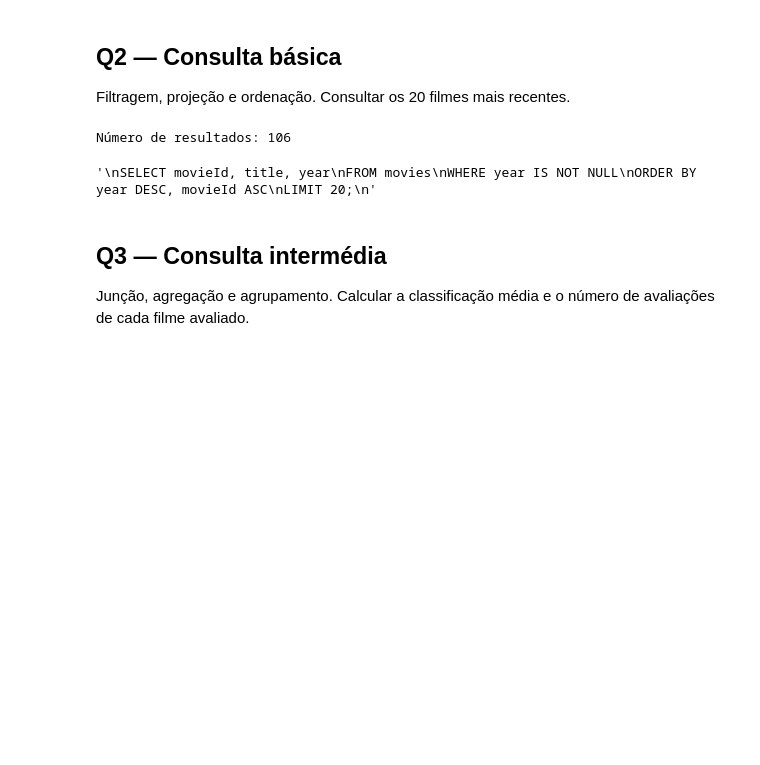
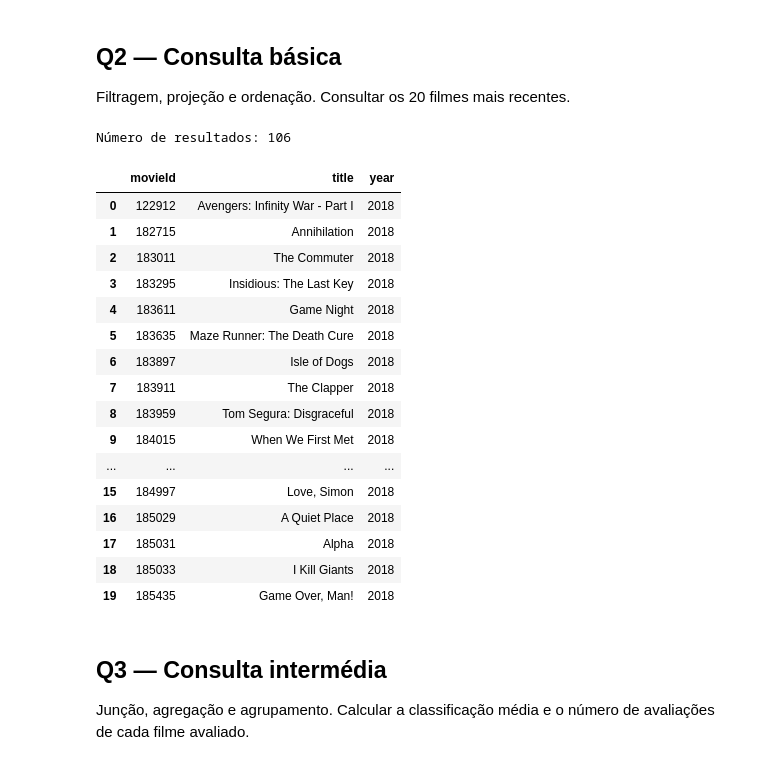
Before and after one commit to JPSNunes/BDAProject, a Jupyter notebook: Goal3/mysql_goal3.ipynb, the cells around one changed output. Saved outputs shown, nothing was run; the diff lists cells and outputs as text; code cells hidden in the pictures; blank space fills up the shorter version.

```diff
--- a/Goal3/mysql_goal3.ipynb
+++ b/Goal3/mysql_goal3.ipynb
@@ -45,18 +59,34 @@ Filtragem, projeção e ordenação. Consultar os 20 filmes mais recentes.
 # %%
 q2 = """
 SELECT movieId, title, year
 FROM movies
 WHERE year IS NOT NULL
 ORDER BY year DESC, movieId ASC
 LIMIT 20;
 """
 resultado_q2 = consultar(q2)
 
 print("Número de resultados:", len(q2))
-display(q2)
+display(resultado_q2)
 # %% [output]
 Número de resultados: 106
-'\nSELECT movieId, title, year\nFROM movies\nWHERE year IS NOT NULL\nORDER BY year DESC, movieId ASC\nLIMIT 20;\n'
+|  | movieId | title | year |
+| 0 | 122912 | Avengers: Infinity War - Part I | 2018 |
+| 1 | 182715 | Annihilation | 2018 |
+| 2 | 183011 | The Commuter | 2018 |
+| 3 | 183295 | Insidious: The Last Key | 2018 |
+| 4 | 183611 | Game Night | 2018 |
+| 5 | 183635 | Maze Runner: The Death Cure | 2018 |
+| 6 | 183897 | Isle of Dogs | 2018 |
+| 7 | 183911 | The Clapper | 2018 |
+| 8 | 183959 | Tom Segura: Disgraceful | 2018 |
+| 9 | 184015 | When We First Met | 2018 |
+| ... | ... | ... | ... |
+| 15 | 184997 | Love, Simon | 2018 |
+| 16 | 185029 | A Quiet Place | 2018 |
+| 17 | 185031 | Alpha | 2018 |
+| 18 | 185033 | I Kill Giants | 2018 |
+| 19 | 185435 | Game Over, Man! | 2018 |
 # %% [markdown]
 ## Q3 — Consulta intermédia
 Junção, agregação e agrupamento. Calcular a classificação média e o número de avaliações de cada filme avaliado.
```
Also changed, not shown: parts of 29 cells of this notebook.
